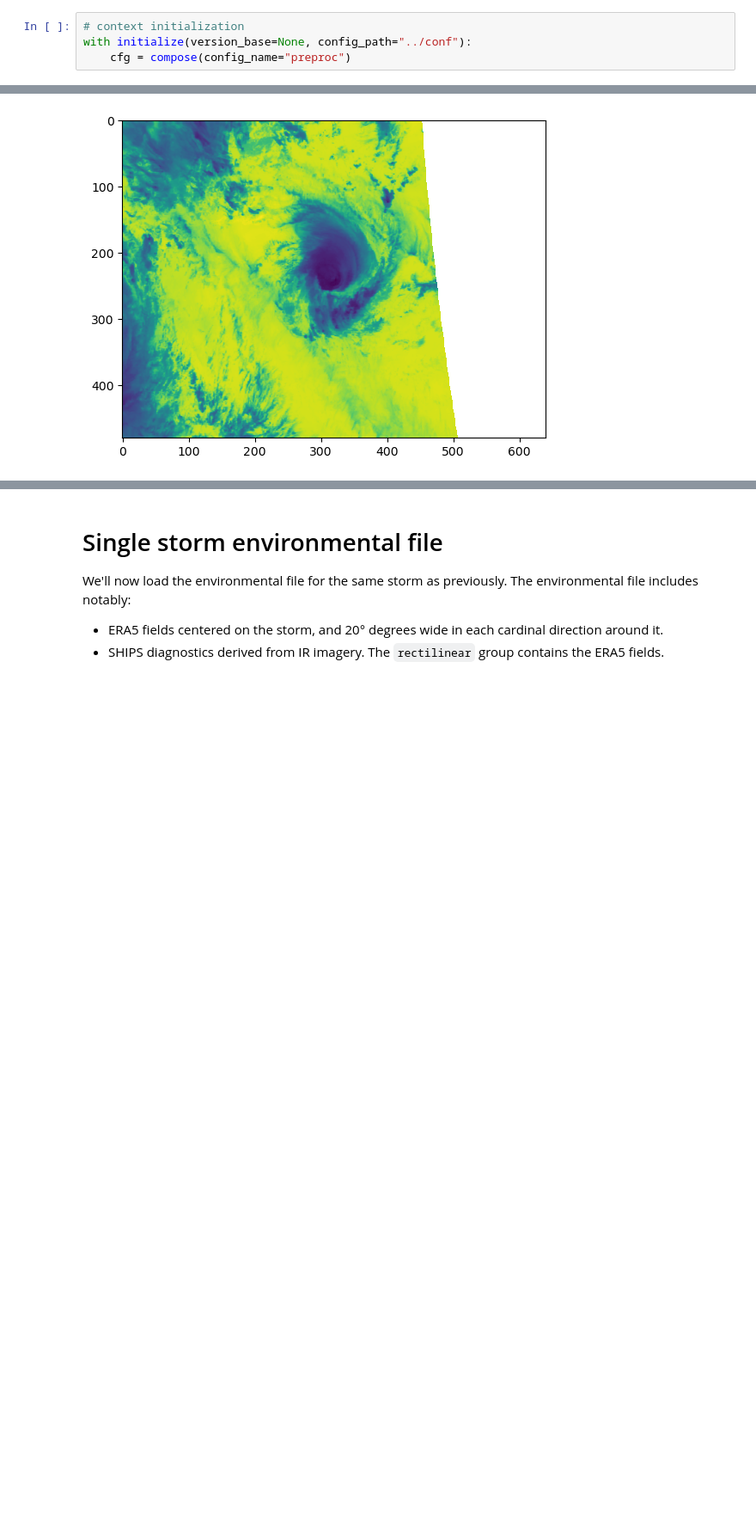
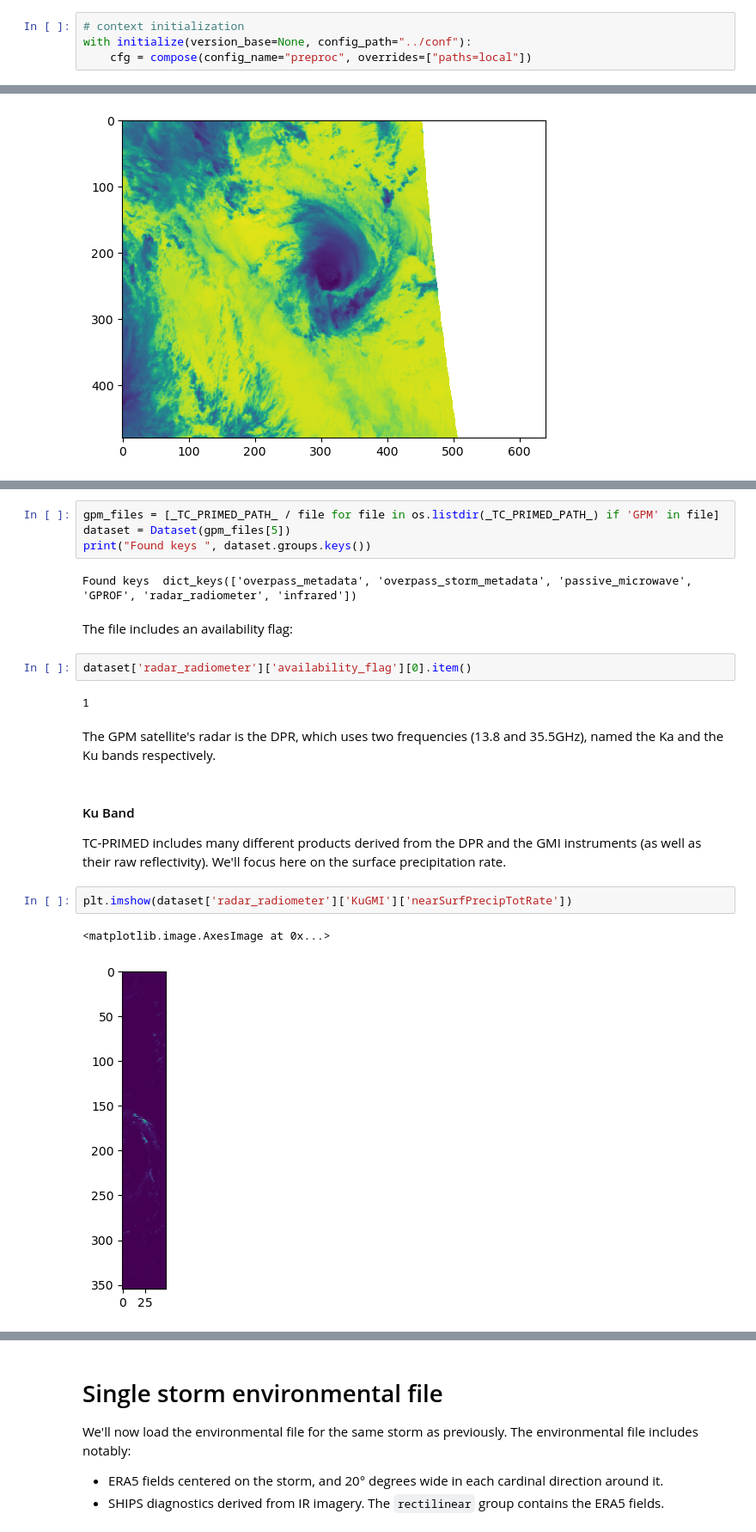
Before and after one commit to dauvillc/tc_multi_sources, a Jupyter notebook: notebooks/tc_primed.ipynb, the cells around one changed output, grey strips where cells are left out. Shown at 86% size. Cells and saved outputs as stored; diff of their text form; blank space fills up the shorter version.

Commit message:
Included Radar-radiometer images to the preprocessing

````diff
--- a/notebooks/tc_primed.ipynb
+++ b/notebooks/tc_primed.ipynb
@@ -46,7 +46,7 @@ warnings.simplefilter(action='ignore', category=UserWarning)
 # %%
 # context initialization
 with initialize(version_base=None, config_path="../conf"):
-    cfg = compose(config_name="preproc")
+    cfg = compose(config_name="preproc", overrides=["paths=local"])
 # %% [markdown]
 The dataset tree has the format ```root_dir/BASIN/XX/files.nc``` where ```XX``` is the number (starting at 01) of the storm during the season.
 # %%
@@ -283,0 +290,22 @@ plt.imshow(dataset['infrared']['IRWIN'])
+# %%
+gpm_files = [_TC_PRIMED_PATH_ / file for file in os.listdir(_TC_PRIMED_PATH_) if 'GPM' in file]
+dataset = Dataset(gpm_files[5])
+print("Found keys ", dataset.groups.keys())
+# %% [output]
+Found keys  dict_keys(['overpass_metadata', 'overpass_storm_metadata', 'passive_microwave', 'GPROF', 'radar_radiometer', 'infrared'])
+# %% [markdown]
+The file includes an availability flag:
+# %%
+dataset['radar_radiometer']['availability_flag'][0].item()
+# %% [output]
+1
+# %% [markdown]
+The GPM satellite's radar is the DPR, which uses two frequencies (13.8 and 35.5GHz), named the Ka and the Ku bands respectively.
+# %% [markdown]
+#### Ku Band
+TC-PRIMED includes many different products derived from the DPR and the GMI instruments (as well as their raw reflectivity). We'll focus here on the surface precipitation rate.
+# %%
+plt.imshow(dataset['radar_radiometer']['KuGMI']['nearSurfPrecipTotRate'])
+# %% [output]
+<matplotlib.image.AxesImage at 0x...>
+[figure, added]
````
Also changed, not shown: parts of 4 cells of this notebook, 3 other files.
